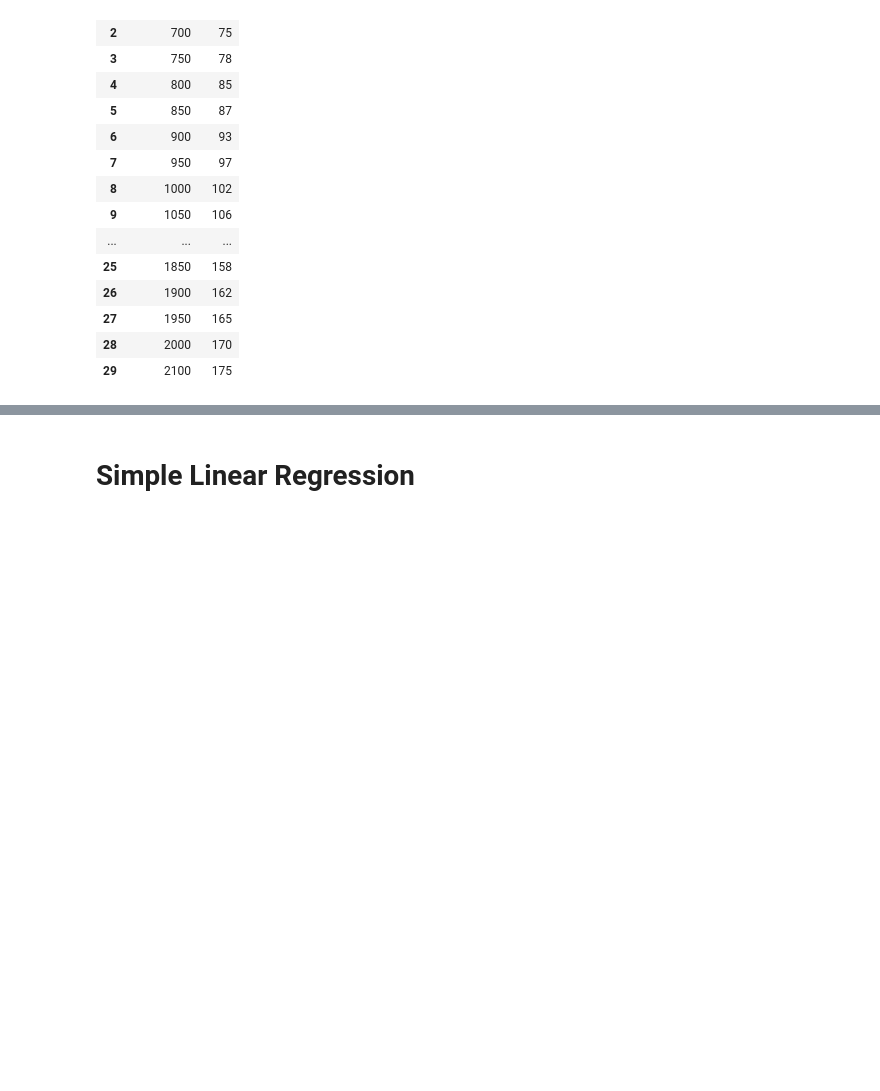
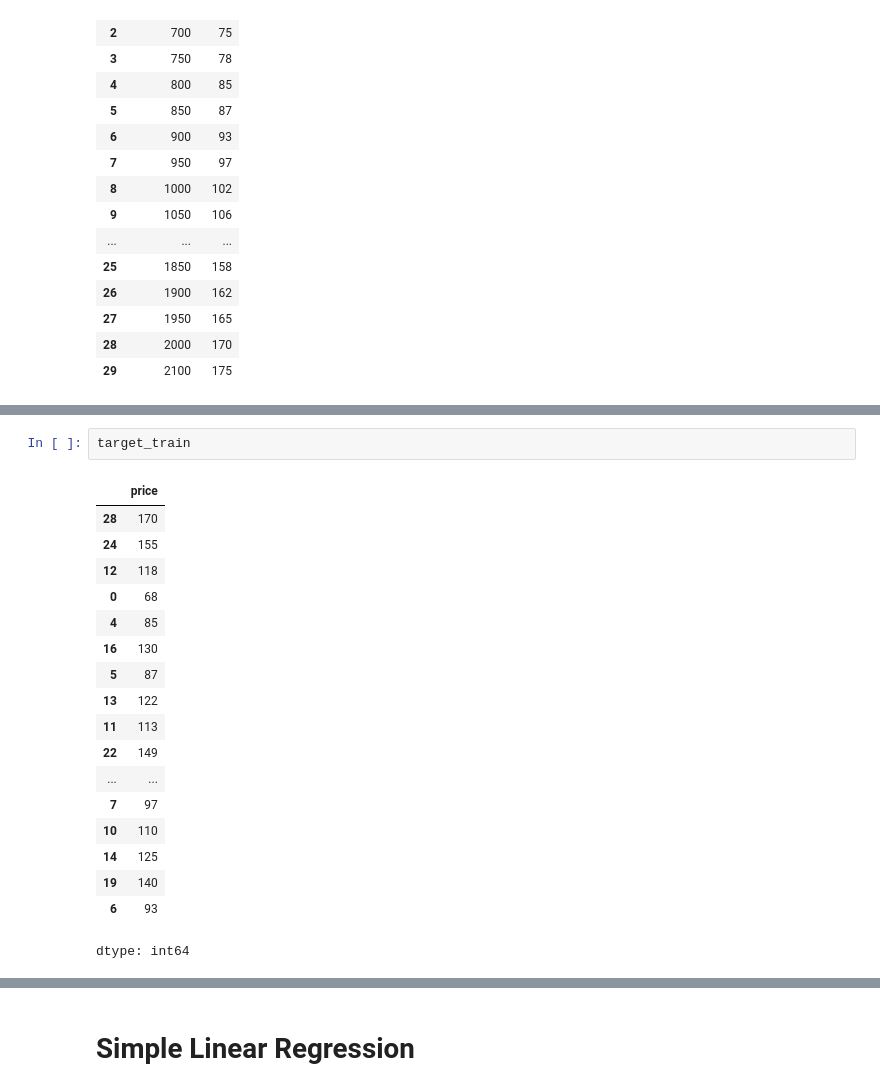
Before and after one commit to fateme-alk/learning, a Jupyter notebook: regression.ipynb, the cells around one changed output, grey strips where cells are left out. Drawn from its saved outputs; the diff is of its cells as text; blank space fills up the shorter version.

```diff
--- a/regression.ipynb
+++ b/regression.ipynb
@@ -46,0 +85,21 @@ df
+# %%
+target_train
+# %% [output]
+|  | price |
+| 28 | 170 |
+| 24 | 155 |
+| 12 | 118 |
+| 0 | 68 |
+| 4 | 85 |
+| 16 | 130 |
+| 5 | 87 |
+| 13 | 122 |
+| 11 | 113 |
+| 22 | 149 |
+| ... | ... |
+| 7 | 97 |
+| 10 | 110 |
+| 14 | 125 |
+| 19 | 140 |
+| 6 | 93 |
+dtype: int64
```
Also changed, not shown: parts of 64 cells of this notebook.
